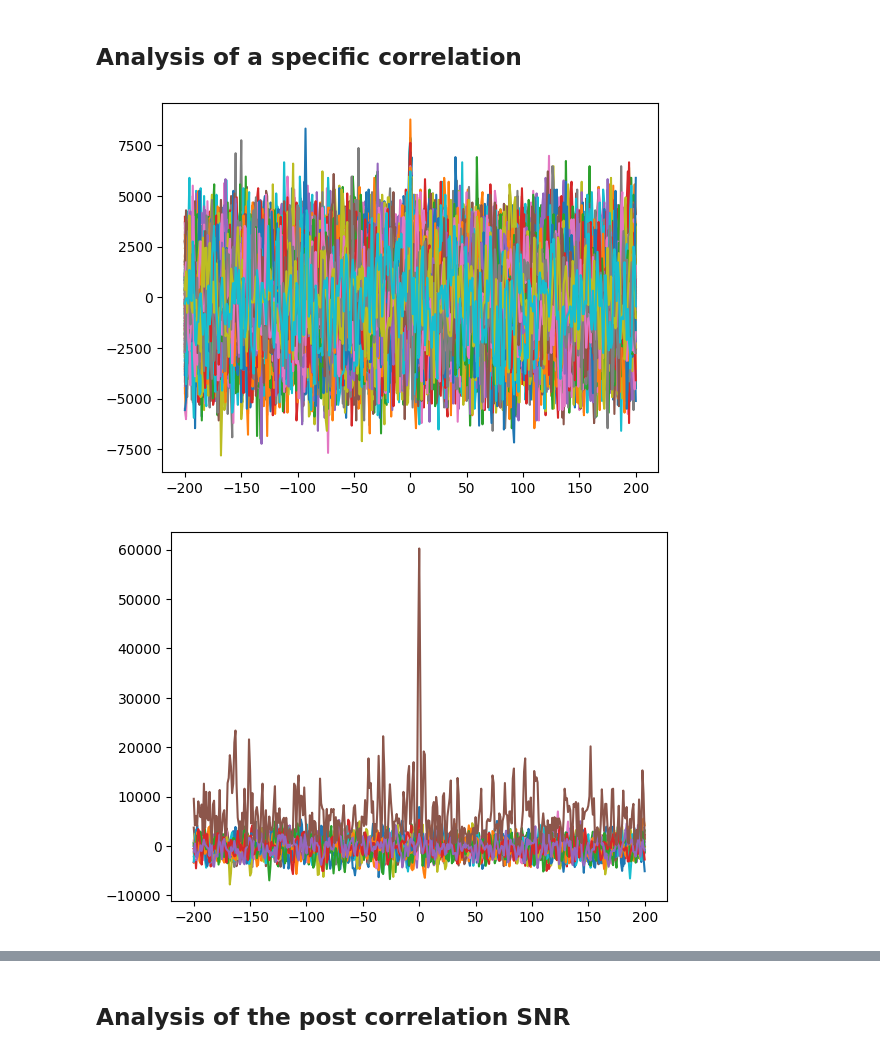
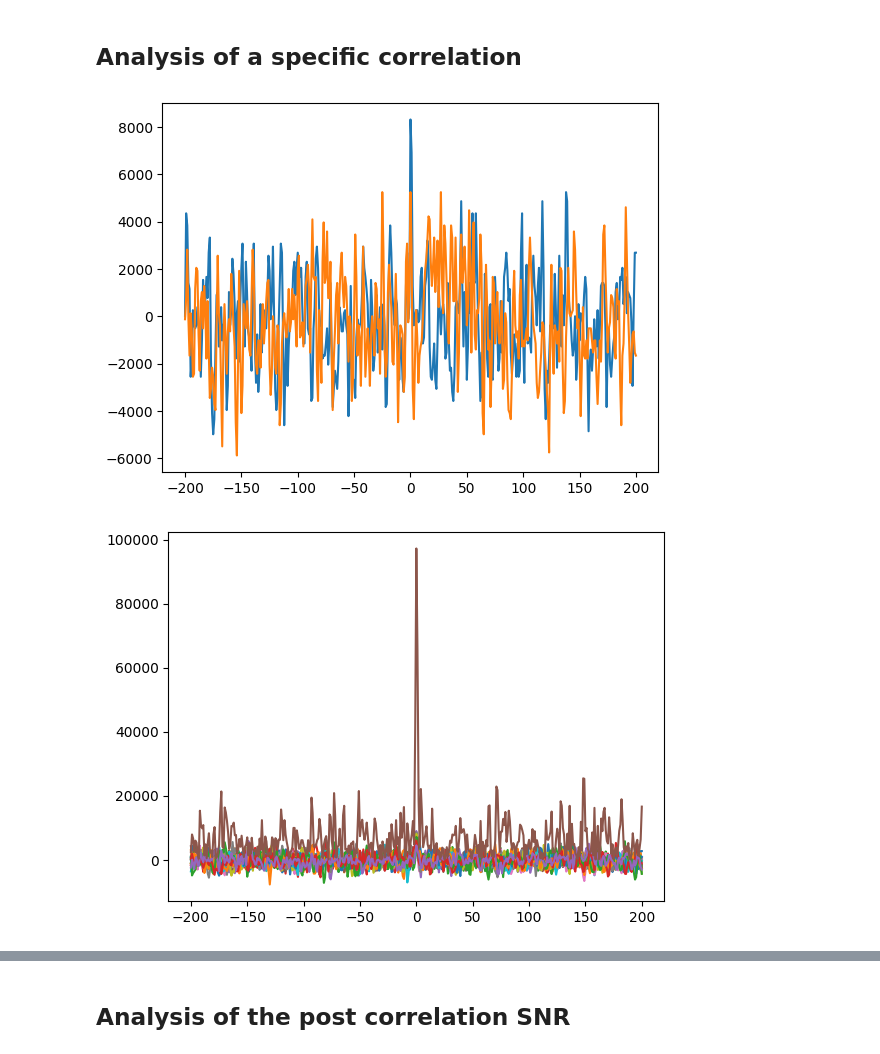
Before and after one commit to agrenier-gnss/axcgnss, a Jupyter notebook: Simulations/analysis.ipynb, the cells around one changed output, grey strips where cells are left out. Drawn from its saved outputs; the diff is of its cells as text; code cells hidden in the pictures.

```diff
--- a/Simulations/analysis.ipynb
+++ b/Simulations/analysis.ipynb
@@ -14,6 +14,7 @@ import axcgnss as axg
 # %%
 # Load results
 folder_path = './.results/'
+folder_path = './results_1000MC/results/'
 df_results = pd.DataFrame()
 for file in os.listdir(folder_path):
     if file.endswith(".pkl"):
@@ -41,16 +42,16 @@ for file in os.listdir(folder_path):
 ## Analysis of a specific correlation
 # %%
 axc_mult = 'mul8s_1L12'
-cn0 = 35
+cn0 = 40
 bits = 8
 freq = 2*axg.GPS_L1CA_CODE_FREQ
 # %%
 df = axg.select_data(df_results, freq, bits, cn0)
-axg.plotSimulation(df, axc_mult)
+axg.plotSimulation(df.iloc[[0, -1]], axc_mult)
 # %% [output]
-[figure, old version]
+[figure, new version]
 # %%
 df = axg.select_data(df_results, freq, bits, cn0)
 axg.plotCoherentCorrelation(df, axc_mult, 15)
 # %% [output]
-[figure, old version]
+[figure, new version]
```
Also changed, not shown: parts of 22 cells of this notebook, 3 other files.
